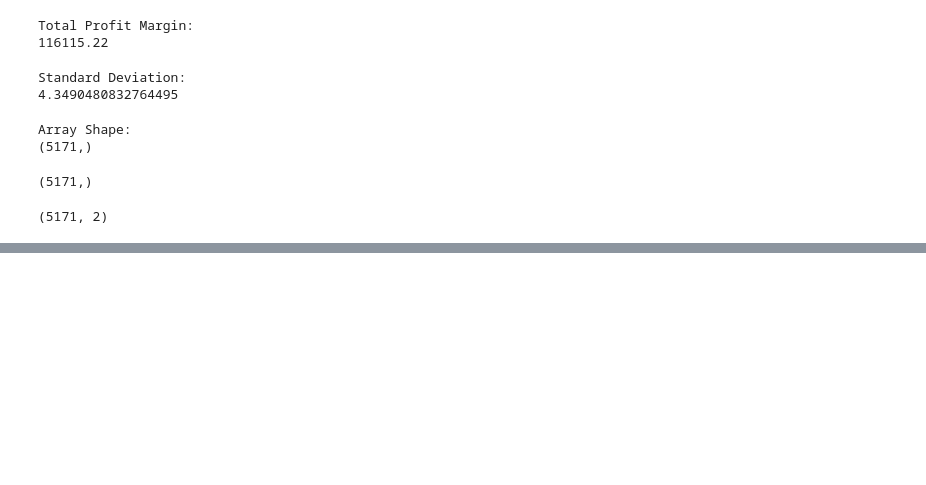
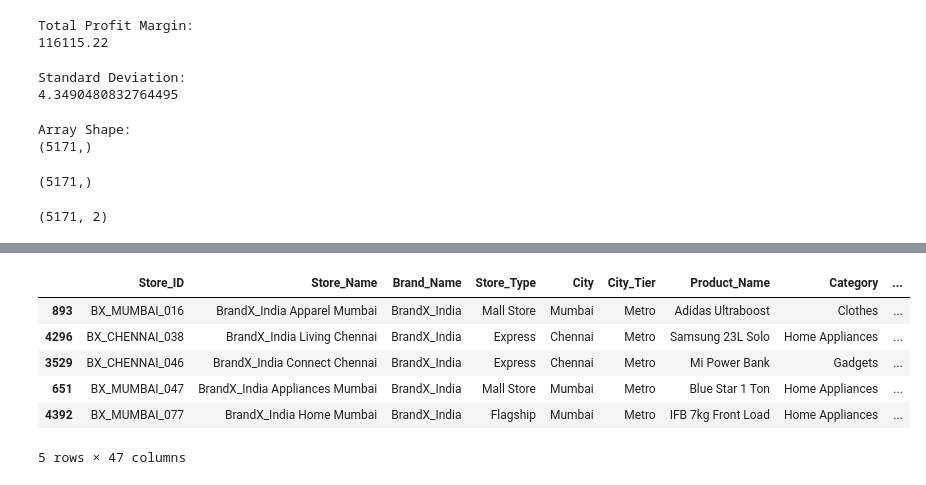
Before and after one commit to NavjyotMasane/Python_Learning, a Jupyter notebook: Data_Manipulation_and_Statistics.ipynb, the cells around one changed output, grey strips where cells are left out. Cells and saved outputs as stored; diff of their text form; code cells hidden in the pictures; blank space fills up the shorter version.

```diff
--- a/Data_Manipulation_and_Statistics.ipynb
+++ b/Data_Manipulation_and_Statistics.ipynb
@@ -294,0 +332,11 @@ print(sales_df.shape)
+# %%
+# Display 5 random records from across the 5,171 rows to spot-check data consistency
+df.sample(5)
+# %% [output]
+|  | Store_ID | Store_Name | Brand_Name | Store_Type | City | City_Tier | Product_Name | Category | ... |
+| 893 | BX_MUMBAI_016 | BrandX_India Apparel Mumbai | BrandX_India | Mall Store | Mumbai | Metro | Adidas Ultraboost | Clothes | ... |
+| 4296 | BX_CHENNAI_038 | BrandX_India Living Chennai | BrandX_India | Express | Chennai | Metro | Samsung 23L Solo | Home Appliances | ... |
+| 3529 | BX_CHENNAI_046 | BrandX_India Connect Chennai | BrandX_India | Express | Chennai | Metro | Mi Power Bank | Gadgets | ... |
+| 651 | BX_MUMBAI_047 | BrandX_India Appliances Mumbai | BrandX_India | Mall Store | Mumbai | Metro | Blue Star 1 Ton | Home Appliances | ... |
+| 4392 | BX_MUMBAI_077 | BrandX_India Home Mumbai | BrandX_India | Flagship | Mumbai | Metro | IFB 7kg Front Load | Home Appliances | ... |
+5 rows × 47 columns
```
Also changed, not shown: parts of 23 cells of this notebook.
